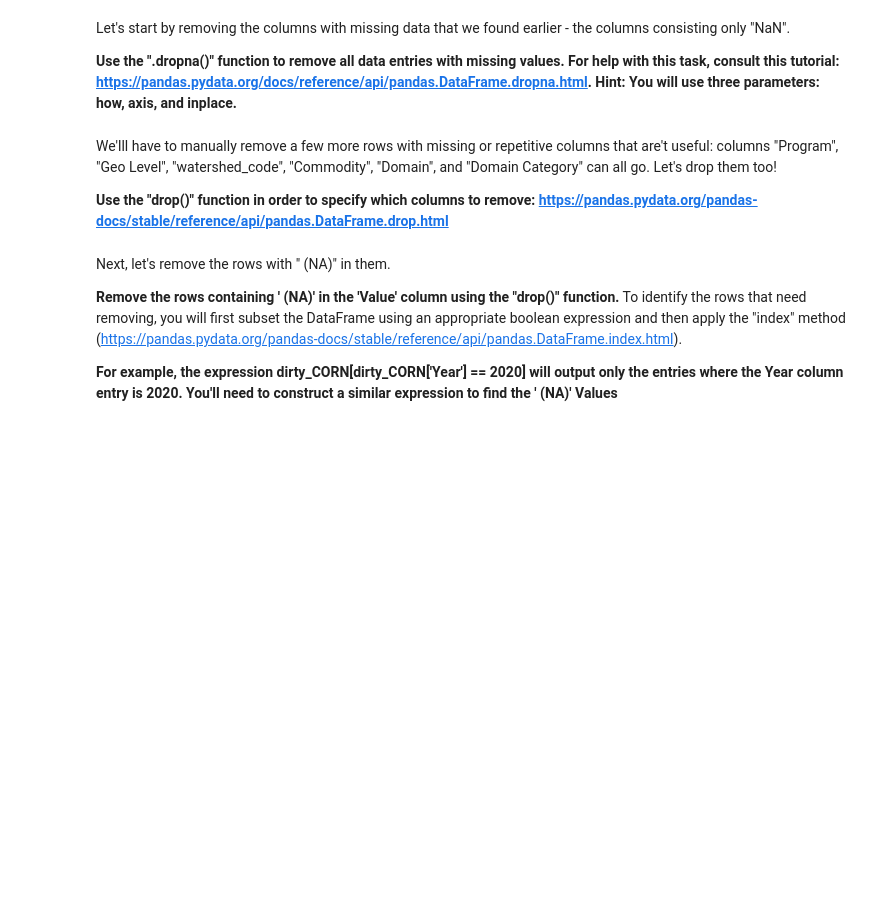
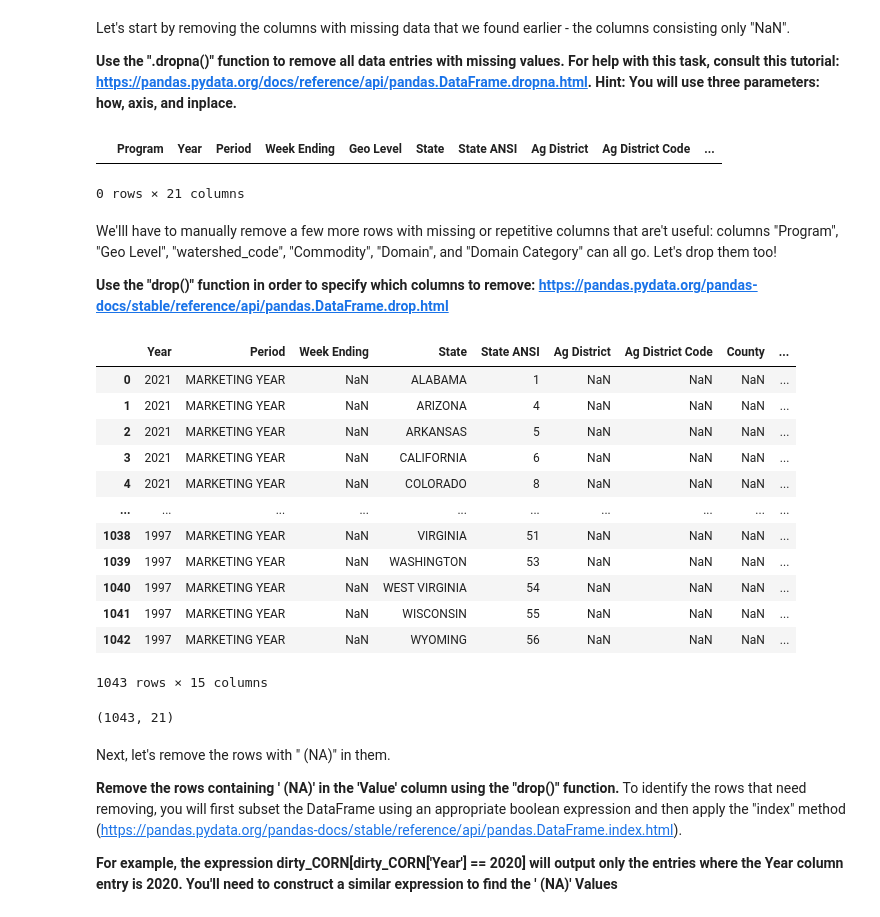
Before and after one commit to ShihYLin/Ag-Informatics, a Jupyter notebook: Lab2/lab2-ShihYunLin.ipynb, the cells around one changed output. Drawn from its saved outputs; the diff is of its cells as text; code cells hidden in the pictures; blank space fills up the shorter version.

Commit message:
drop column

```diff
--- a/Lab2/lab2-ShihYunLin.ipynb
+++ b/Lab2/lab2-ShihYunLin.ipynb
@@ -193,6 +193,10 @@ Let's start by removing the columns with missing data that we found earlier - th
 # Remove empty columns from raw_data. Show the head of the data to see what columns remain.
 
 # Enter code here ...
+df.dropna()
+# %% [output]
+|  | Program | Year | Period | Week Ending | Geo Level | State | State ANSI | Ag District | Ag District Code | ... |
+0 rows × 21 columns
 # %% [markdown]
 We'lll have to manually remove a few more rows with missing or repetitive columns that are't useful: columns "Program", "Geo Level", "watershed_code", "Commodity", "Domain", and "Domain Category" can all go. Let's drop them too!
 
@@ -200,12 +204,30 @@ We'lll have to manually remove a few more rows with missing or repetitive column
 # %%
 # Remove columns the following columns: 'Program', 'Geo Level', 'Commodity', 'watershed_code', 'Domain', 'Domain Category'.
 # Display the head() to see what remains.
 
 # Enter code here ...
+df.drop(['Program', 'Geo Level', 'Commodity', 'watershed_code', 'Domain', 'Domain Category'], axis=1)
+# %% [output]
+|  | Year | Period | Week Ending | State | State ANSI | Ag District | Ag District Code | County | ... |
+| 0 | 2021 | MARKETING YEAR | NaN | ALABAMA | 1 | NaN | NaN | NaN | ... |
+| 1 | 2021 | MARKETING YEAR | NaN | ARIZONA | 4 | NaN | NaN | NaN | ... |
+| 2 | 2021 | MARKETING YEAR | NaN | ARKANSAS | 5 | NaN | NaN | NaN | ... |
+| 3 | 2021 | MARKETING YEAR | NaN | CALIFORNIA | 6 | NaN | NaN | NaN | ... |
+| 4 | 2021 | MARKETING YEAR | NaN | COLORADO | 8 | NaN | NaN | NaN | ... |
+| ... | ... | ... | ... | ... | ... | ... | ... | ... | ... |
+| 1038 | 1997 | MARKETING YEAR | NaN | VIRGINIA | 51 | NaN | NaN | NaN | ... |
+| 1039 | 1997 | MARKETING YEAR | NaN | WASHINGTON | 53 | NaN | NaN | NaN | ... |
+| 1040 | 1997 | MARKETING YEAR | NaN | WEST VIRGINIA | 54 | NaN | NaN | NaN | ... |
+| 1041 | 1997 | MARKETING YEAR | NaN | WISCONSIN | 55 | NaN | NaN | NaN | ... |
+| 1042 | 1997 | MARKETING YEAR | NaN | WYOMING | 56 | NaN | NaN | NaN | ... |
+1043 rows × 15 columns
 # %%
 # Print the shape of the data to ensure the empty columns have been removed, and that no rows have been lost.
 
 # Enter code here ...
+df.shape
+# %% [output]
+(1043, 21)
 # %% [markdown]
 Next, let's remove the rows with " (NA)" in them.
 
```
